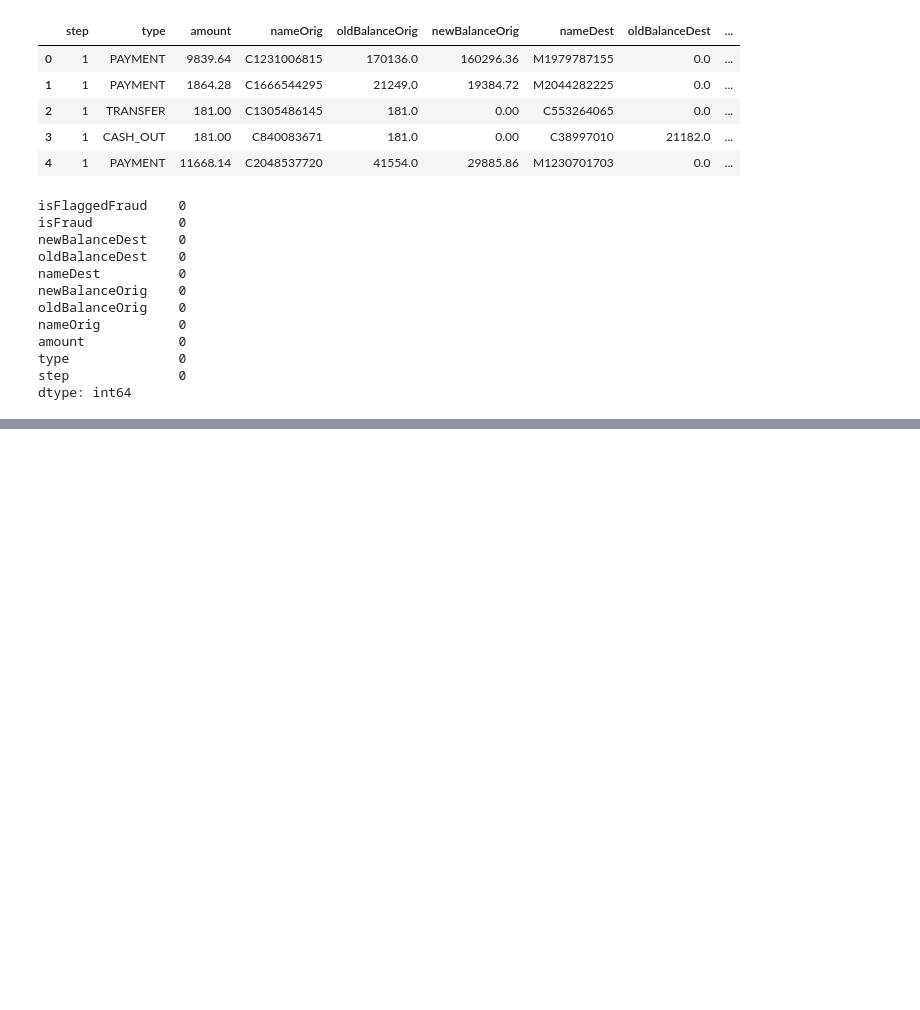
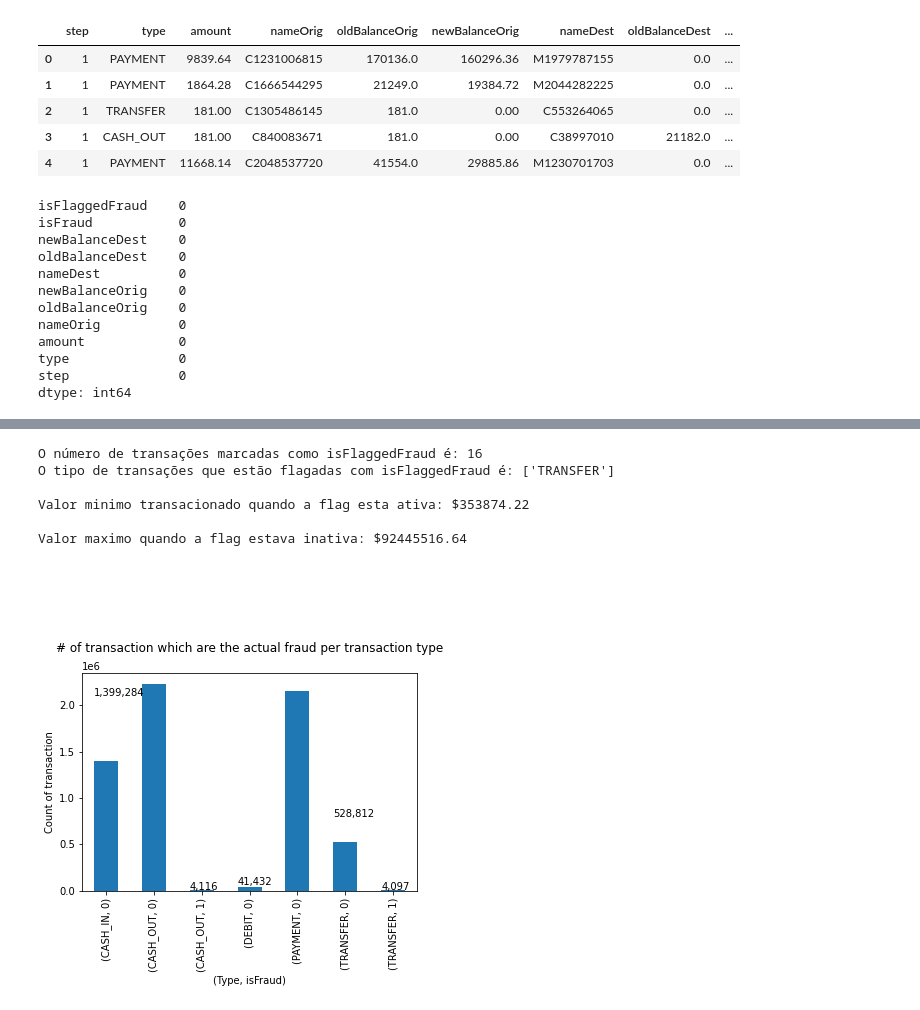
Before and after one commit to victormazevedo/predict-financial-fraud, a Jupyter notebook: Predict_Financial_Fraud.ipynb, the cells around one changed output, grey strips where cells are left out. Drawn from its saved outputs; the diff is of its cells as text; code cells hidden in the pictures; blank space fills up the shorter version.

```diff
--- a/Predict_Financial_Fraud.ipynb
+++ b/Predict_Financial_Fraud.ipynb
@@ -107,0 +109,31 @@ dtype: int64
+# %%
+countIsFlaggedFraud = df.loc[(df.isFlaggedFraud == 1)]
+print("O número de transações marcadas como isFlaggedFraud é: {} ".format(len(countIsFlaggedFraud)))
+
+print("O tipo de transações que estão flagadas com isFlaggedFraud é: {}".format(list(df.loc[df.isFlaggedFraud == 1].type.drop_duplicates())))
+
+dfTransfer = df.loc[df.type == 'TRANSFER']
+dfFlagged = df.loc[df.isFlaggedFraud == 1]
+dfNotFlagged = df.loc[df.isFlaggedFraud == 0]
+
+print('\nValor minimo transacionado quando a flag esta ativa: ${}'.format(dfFlagged.amount.min()))
+print('\nValor maximo quando a flag estava inativa: ${}'.format(dfNotFlagged.amount.max()))
+# %% [output]
+O número de transações marcadas como isFlaggedFraud é: 16
+O tipo de transações que estão flagadas com isFlaggedFraud é: ['TRANSFER']
+
+Valor minimo transacionado quando a flag esta ativa: $353874.22
+
+Valor maximo quando a flag estava inativa: $92445516.64
+# %%
+# import matplotlib.pyplot as plt
+# import matplotlib.cm as cm
+
+ax = df.groupby(['type', 'isFraud']).size().plot(kind='bar')
+ax.set_title("# of transaction which are the actual fraud per transaction type\n")
+ax.set_xlabel("(Type, isFraud)")
+ax.set_ylabel("Count of transaction")
+for p in ax.patches:
+    ax.annotate(str(format(int(p.get_height()), ',d')), (p.get_x(), p.get_height()*1.50, p.get))
+# %% [output]
+[figure, added]
```
Also changed, not shown: parts of 7 cells of this notebook.
